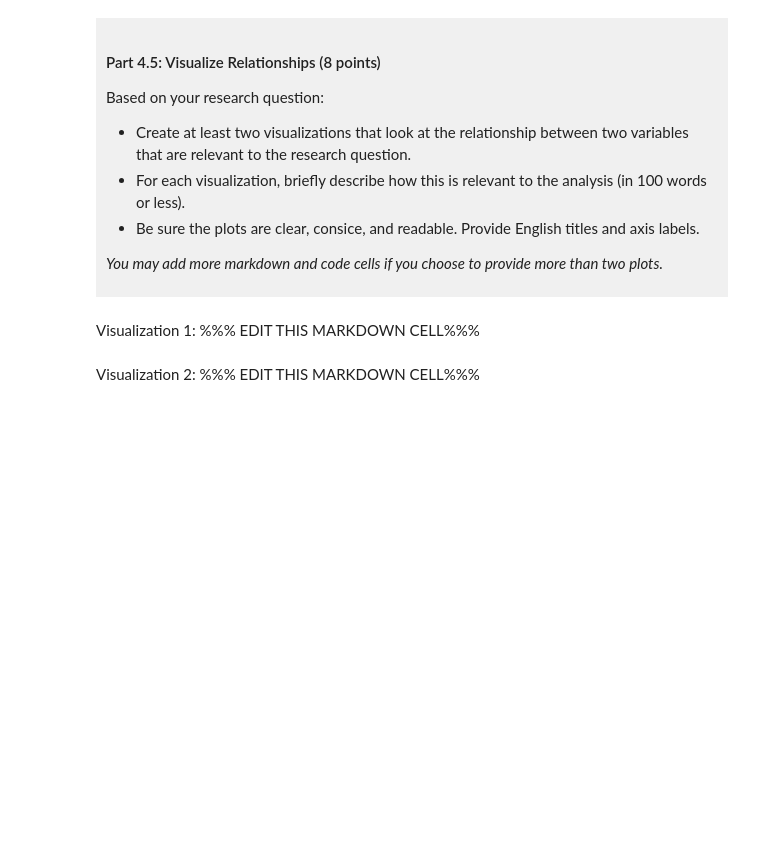
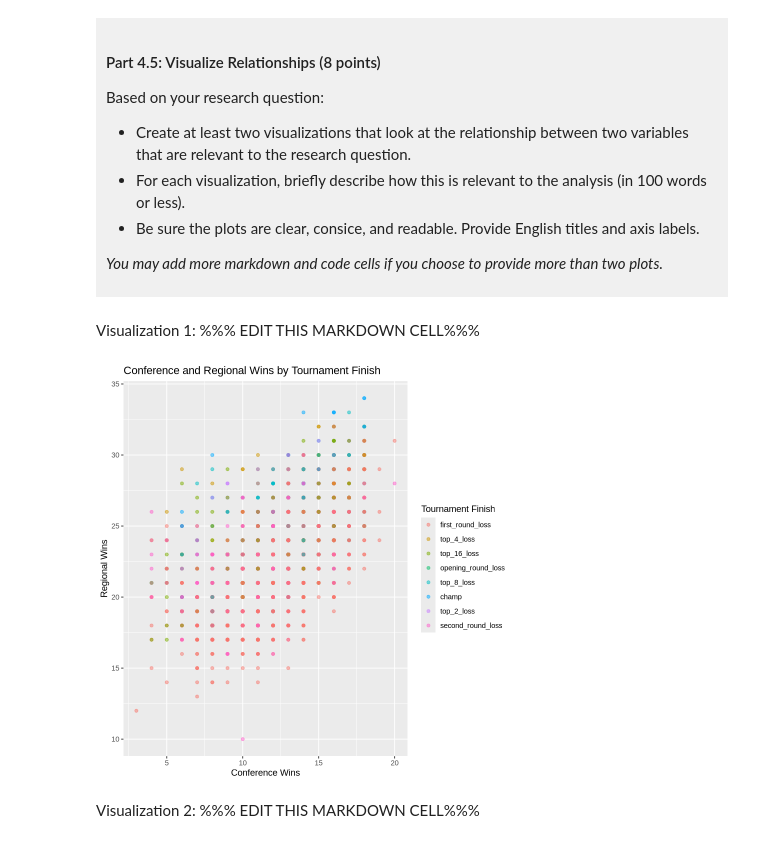
Before and after one commit to MasterJJshen/dsci-100-project-zhiheng-shao, a Jupyter notebook: dsci-100-project-notebook.ipynb, the cells around one changed output. Saved outputs shown, nothing was run; the diff lists cells and outputs as text; code cells hidden in the pictures; blank space fills up the shorter version.

```diff
--- a/dsci-100-project-notebook.ipynb
+++ b/dsci-100-project-notebook.ipynb
@@ -313,7 +369,20 @@ Based on your research question:
 # %% [markdown]
 Visualization 1: %%% EDIT THIS MARKDOWN CELL%%%
 # %%
-### EDIT THIS CODE CELL FOR VISUALIZATION 1###
+ggplot(class_data, aes(
+    x = conf_wins,
+    y = reg_wins,
+    colour = tourney_finish
+)) +
+    geom_point(alpha = 0.5) +
+    labs(
+        title = "Conference and Regional Wins by Tournament Finish",
+        x = "Conference Wins",
+        y = "Regional Wins",
+        colour = "Tournament Finish"
+    )
+# %% [output]
+[figure, added]
 # %% [markdown]
 Visualization 2: %%% EDIT THIS MARKDOWN CELL%%%
 # %%
```
Also changed, not shown: parts of 7 cells of this notebook.
